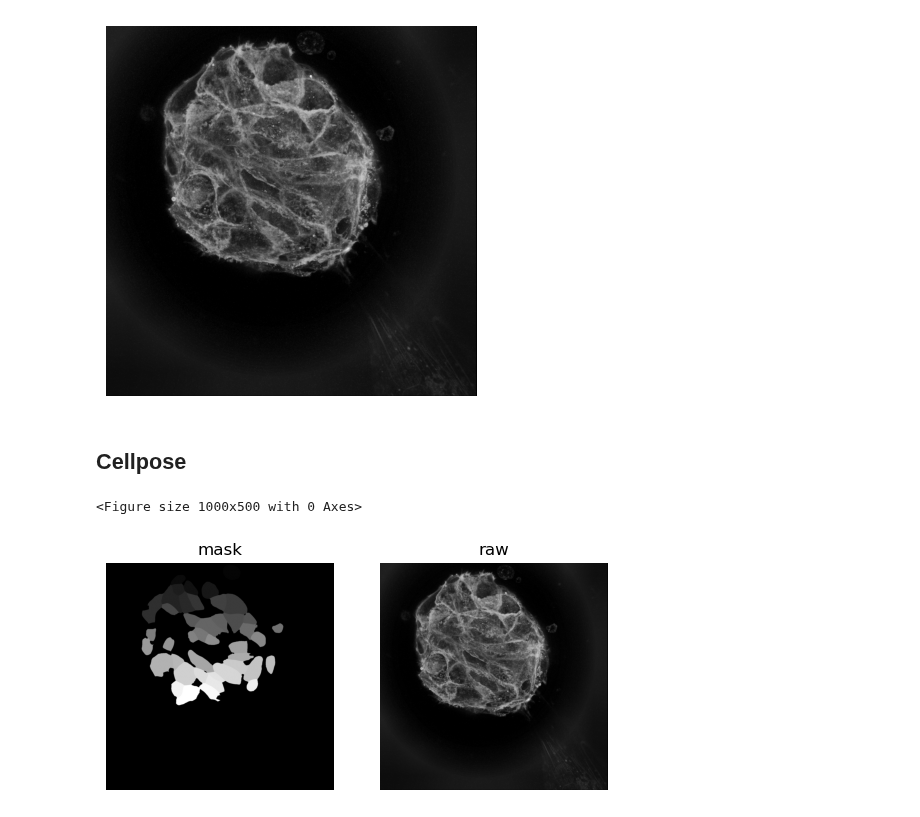
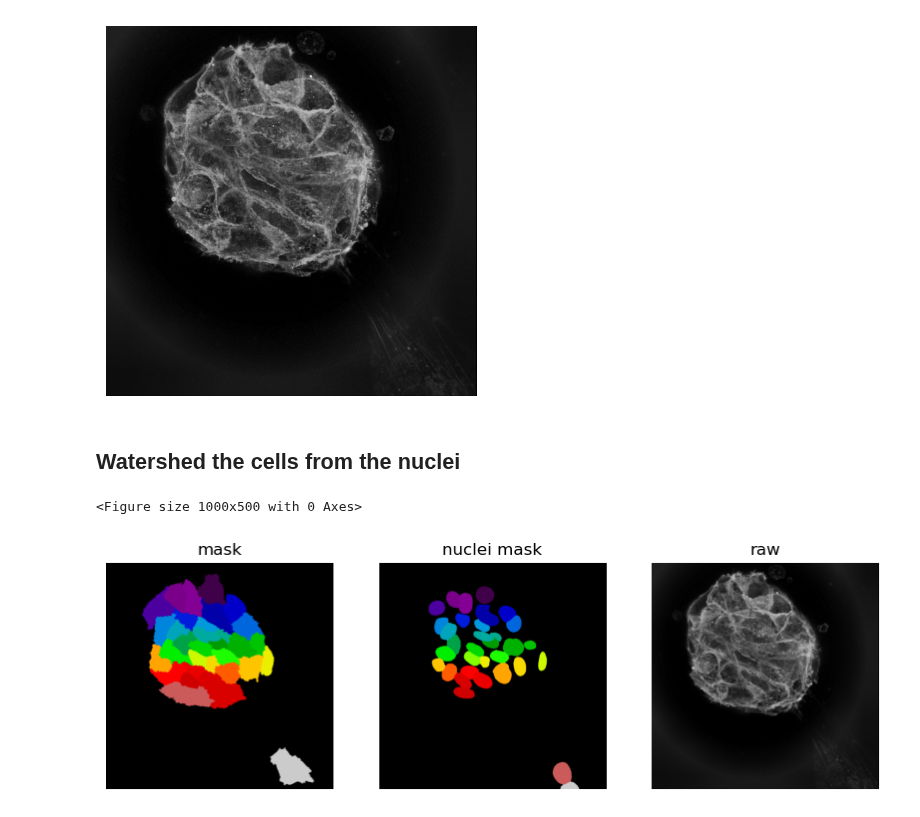
Before and after one commit to WayScience/NF1_2D_organoid_profiling_pipeline, a Jupyter notebook: 3.cell_segmentation/notebooks/1.segment_cells.ipynb, the cells around one changed output. Cells and saved outputs as stored; diff of their text form; code cells hidden in the pictures.

Commit message:
add new segmentations

```diff
--- a/3.cell_segmentation/notebooks/1.segment_cells.ipynb
+++ b/3.cell_segmentation/notebooks/1.segment_cells.ipynb
@@ -96,12 +94,14 @@ files = [str(x) for x in files if x.suffix in image_extensions]
 for f in files:
     if "555" in f:
         cell = io.imread(f)
+    elif "nuclei_mask" in f:
+        nuclei_mask = io.imread(f)
 cell = np.array(cell)
 cell = skimage.exposure.equalize_adapthist(cell, clip_limit=clip_limit)
-plt.imshow(cell, cmap="gray")
-plt.axis("off")
-plt.show()
+nuclei_mask = np.array(nuclei_mask)
+if in_notebook:
+    plt.imshow(cell, cmap="gray")
+    plt.axis("off")
+    plt.show()
 # %% [output]
 [figure]
-# %% [markdown]
-## Cellpose
@@ -120,16 +108,35 @@ tifffile.imwrite(labels_path, labels.astype(np.uint16))
+# %% [markdown]
+## Watershed the cells from the nuclei
+# %%
+labels = np.zeros_like(cell, dtype=np.int32)
+# get the seeds from the nuclei mask
+seeds = skimage.measure.label(nuclei_mask, connectivity=2)
+labels = segmentation.watershed(cell, markers=seeds)
+# make sure the background is labeled as 0
+labels[labels == -1] = 0
+# set the largest label to 0 (background)
+largest_label = np.bincount(labels.ravel()).argmax()
+labels[labels == largest_label] = 0
+# # save the labels
+labels_path = input_dir / f"{well_fov}_cell_masks.tiff"
+tifffile.imwrite(labels_path, labels.astype(np.uint16))
 # %%
 if in_notebook:
     plot = plt.figure(figsize=(10, 5))
     plt.figure(figsize=(10, 10))
     plt.subplot(131)
-    plt.imshow(labels, cmap="gray")
+    plt.imshow(labels, cmap="nipy_spectral")
     plt.title("mask")
     plt.axis("off")
+    plt.subplot(132)
+    plt.imshow(nuclei_mask, cmap="nipy_spectral")
+    plt.title("nuclei mask")
+    plt.axis("off")
 
-    plt.subplot(132)
+    plt.subplot(133)
     plt.imshow(cell, cmap="gray")
     plt.title("raw")
     plt.axis("off")
 # %% [output]
 <Figure size 1000x500 with 0 Axes>
-[figure, old version]
+[figure, new version]
```
Also changed, not shown: parts of 2 cells of this notebook, 3 other files.
